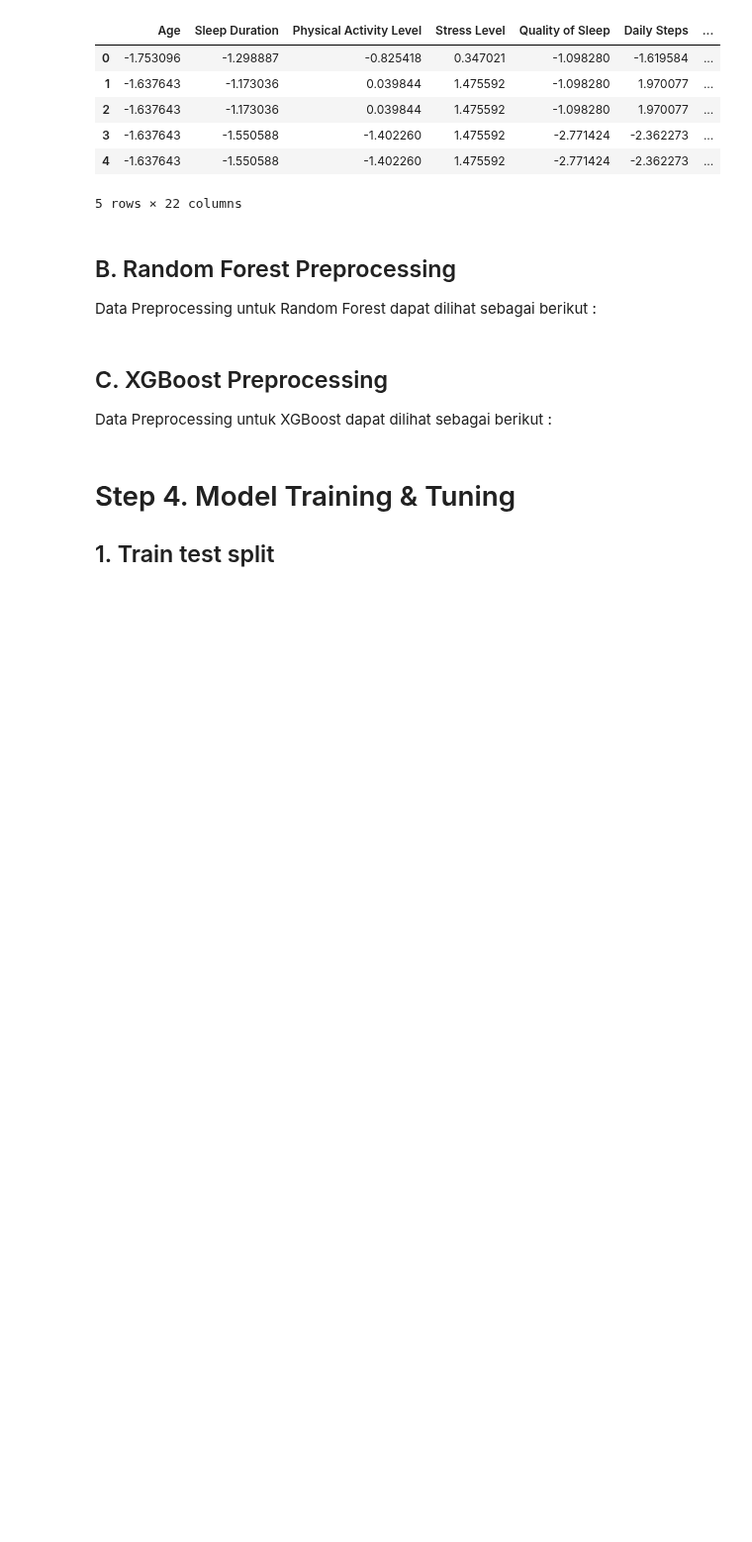
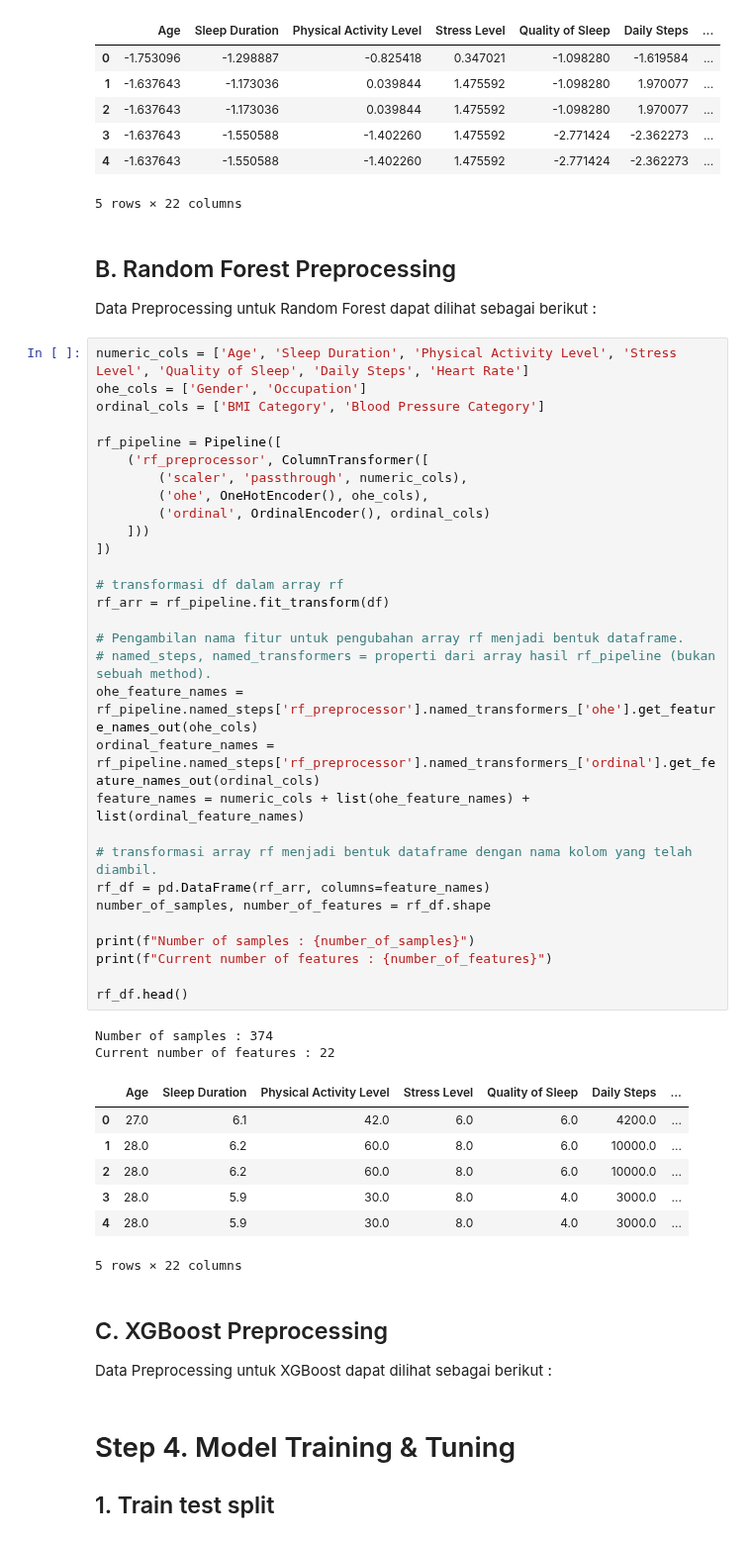
Before and after one commit to LCoder-FILE/TK_MachLearn, a Jupyter notebook: UTS/Code/main.ipynb, the cells around one changed output. Shown at 99% size. Cells and saved outputs as stored; diff of their text form; blank space fills up the shorter version.

```diff
--- a/UTS/Code/main.ipynb
+++ b/UTS/Code/main.ipynb
@@ -352,6 +359,46 @@ Current number of features : 22
 ## B. Random Forest Preprocessing
 
 Data Preprocessing untuk Random Forest dapat dilihat sebagai berikut :
+# %%
+numeric_cols = ['Age', 'Sleep Duration', 'Physical Activity Level', 'Stress Level', 'Quality of Sleep', 'Daily Steps', 'Heart Rate']
+ohe_cols = ['Gender', 'Occupation']
+ordinal_cols = ['BMI Category', 'Blood Pressure Category']
+
+rf_pipeline = Pipeline([
+    ('rf_preprocessor', ColumnTransformer([
+        ('scaler', 'passthrough', numeric_cols),
+        ('ohe', OneHotEncoder(), ohe_cols),
+        ('ordinal', OrdinalEncoder(), ordinal_cols)
+    ]))
+])
+
+# transformasi df dalam array rf
+rf_arr = rf_pipeline.fit_transform(df)
+
+# Pengambilan nama fitur untuk pengubahan array rf menjadi bentuk dataframe.
+# named_steps, named_transformers = properti dari array hasil rf_pipeline (bukan sebuah method).
+ohe_feature_names = rf_pipeline.named_steps['rf_preprocessor'].named_transformers_['ohe'].get_feature_names_out(ohe_cols)
+ordinal_feature_names = rf_pipeline.named_steps['rf_preprocessor'].named_transformers_['ordinal'].get_feature_names_out(ordinal_cols)
+feature_names = numeric_cols + list(ohe_feature_names) + list(ordinal_feature_names)
+
+# transformasi array rf menjadi bentuk dataframe dengan nama kolom yang telah diambil.
+rf_df = pd.DataFrame(rf_arr, columns=feature_names)
+number_of_samples, number_of_features = rf_df.shape
+
+print(f"Number of samples : {number_of_samples}")
+print(f"Current number of features : {number_of_features}")
+
+rf_df.head()
+# %% [output]
+Number of samples : 374
+Current number of features : 22
+|  | Age | Sleep Duration | Physical Activity Level | Stress Level | Quality of Sleep | Daily Steps | ... |
+| 0 | 27.0 | 6.1 | 42.0 | 6.0 | 6.0 | 4200.0 | ... |
+| 1 | 28.0 | 6.2 | 60.0 | 8.0 | 6.0 | 10000.0 | ... |
+| 2 | 28.0 | 6.2 | 60.0 | 8.0 | 6.0 | 10000.0 | ... |
+| 3 | 28.0 | 5.9 | 30.0 | 8.0 | 4.0 | 3000.0 | ... |
+| 4 | 28.0 | 5.9 | 30.0 | 8.0 | 4.0 | 3000.0 | ... |
+5 rows × 22 columns
 # %% [markdown]
 ## C. XGBoost Preprocessing
 
```
Also changed, not shown: parts of 1 cell of this notebook.
